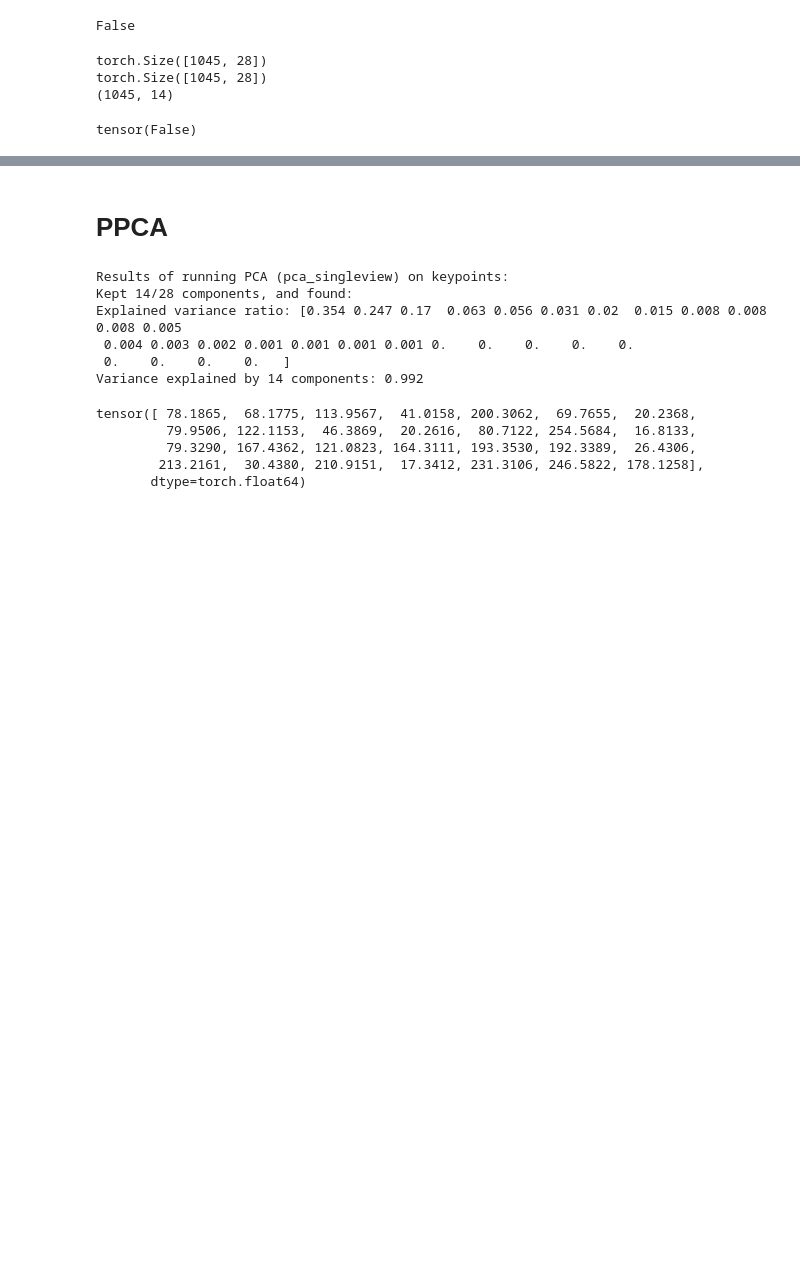
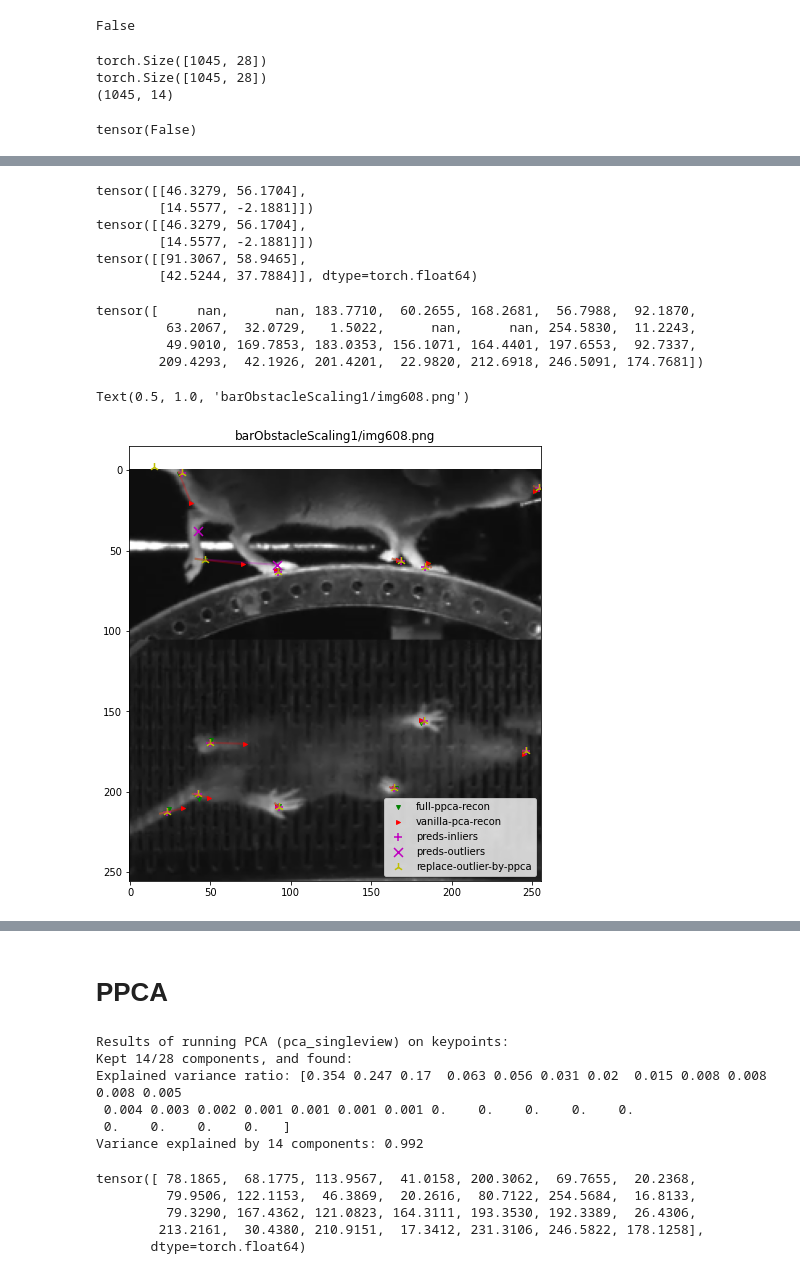
Before and after one commit to paninski-lab/lightning-pose, a Jupyter notebook: scripts/post_process_preds.ipynb, the cells around one changed output, grey strips where cells are left out. Saved outputs shown, nothing was run; the diff lists cells and outputs as text; code cells hidden in the pictures; blank space fills up the shorter version.

Commit message:
first pass of ppca outlier detector is working. most heavy lifting is done in pca.py. clean up notebook

```diff
--- a/scripts/post_process_preds.ipynb
+++ b/scripts/post_process_preds.ipynb
@@ -169,0 +260,2 @@ def scatter_and_line(gt_vector: np.ndarray, pred_vector: np.ndarray, label: str,
+# %%
+out = outlier_detector.iterative_reconstruction(pred_vector.float(), 40.0, keypoint_names)
@@ -169,0 +276,4 @@ def scatter_and_line(gt_vector: np.ndarray, pred_vector: np.ndarray, label: str,
+# %%
+# reconstruct, then repace nans with reconstructions
+post_reconstruction = outlier_detector.reconstruct(out.float().reshape(-1,1))
+recon_means = post_reconstruction["reconstruction"][0]
@@ -169,0 +286,15 @@ def scatter_and_line(gt_vector: np.ndarray, pred_vector: np.ndarray, label: str,
+# %%
+nan_outputs = torch.isnan(out.reshape(-1,2)).any(dim=1)
+replaced_pred_vector = pred_vector.clone().float().reshape(-1,2)
+replaced_pred_vector[nan_outputs, :] = recon_means.reshape(-1,2)[nan_outputs, :]
+# %%
+print(replaced_pred_vector[nan_outputs, :])
+print(recon_means.reshape(-1,2)[nan_outputs, :])
+print(pred_vector.reshape(-1,2)[nan_outputs, :])
+# %% [output]
+tensor([[46.3279, 56.1704],
+        [14.5577, -2.1881]])
+tensor([[46.3279, 56.1704],
+        [14.5577, -2.1881]])
+tensor([[91.3067, 58.9465],
+        [42.5244, 37.7884]], dtype=torch.float64)
@@ -169,0 +305,35 @@ def scatter_and_line(gt_vector: np.ndarray, pred_vector: np.ndarray, label: str,
+# %%
+out
+# %% [output]
+tensor([     nan,      nan, 183.7710,  60.2655, 168.2681,  56.7988,  92.1870,
+         63.2067,  32.0729,   1.5022,      nan,      nan, 254.5830,  11.2243,
+         49.9010, 169.7853, 183.0353, 156.1071, 164.4401, 197.6553,  92.7337,
+        209.4293,  42.1926, 201.4201,  22.9820, 212.6918, 246.5091, 174.7681])
+# %%
+vanilla_pca_recon = outlier_detector.reproject(pred_vector.reshape(1,-1).float()) # reverse shape
+# %%
+nan_outputs = torch.isnan(out.reshape(-1,2)).any(dim=1)
+gt_vector_for_plot = gt_vector.reshape(-1,2).detach().cpu().numpy()
+pred_vector_for_plot = pred_vector.reshape(-1,2).detach().cpu().numpy()
+full_reconstruction = recon_means.reshape(-1,2).detach().cpu().numpy()
+replaced_vector = replaced_pred_vector.reshape(-1,2).detach().cpu().numpy()
+vanilla_pca_recon_for_plot = vanilla_pca_recon.T.reshape(-1,2).detach().cpu().numpy()
+plt.figure(figsize=(8,8))
+plt.imshow(image.resize((256,256)))
+#scatter_and_line(gt_vector_for_plot, pred_vector_for_plot, label= "preds", color='blue', marker="+", show_nans=True)
+scatter_and_line(gt_vector_for_plot, full_reconstruction, label= "full-ppca-recon", color='g', marker="v", show_nans=False)
+scatter_and_line(gt_vector_for_plot, vanilla_pca_recon_for_plot, label= "vanilla-pca-recon", color='r', marker=">", show_nans=False)
+scatter_and_line(gt_vector_for_plot[~nan_outputs], pred_vector_for_plot[~nan_outputs], label= "preds-inliers", color='m', marker="+", s=80, show_nans=True)
+scatter_and_line(gt_vector_for_plot[nan_outputs], pred_vector_for_plot[nan_outputs], label= "preds-outliers", color='m', marker="x", s=80, show_nans=True)
+scatter_and_line(gt_vector_for_plot, replaced_vector, label= "replace-outlier-by-ppca", color='y', marker="2", s= 80, show_nans=True)#scatter_and_line(gt_vector, optimized_vector, label= "postprocessed_wo_conf", color='pink', marker="^", show_nans=False)
+#plt.scatter(replaced_vector[nan_outputs,0], replaced_vector[nan_outputs,1], c='brown', label="bla", s=50, zorder=10)
+#plt.scatter(pred_vector_for_plot[nan_outputs,0], pred_vector_for_plot[nan_outputs,1], c='orange', marker="X", label="outlier", s=40, zorder=5)
+plt.legend(loc="lower right")
+plt.title(img_name)
+# plt.scatter(pred_vector[mask,0], pred_vector[mask,1], c='b', s=10)
+# for i in range(gt_vector.shape[0]):
+#     if ~np.isnan(gt_vector[i,0]):
+#         plt.plot([gt_vector[i,0], pred_vector[i,0]], [gt_vector[i,1], pred_vector[i,1]], c='b', alpha=0.5)
+# %% [output]
+Text(0.5, 1.0, 'barObstacleScaling1/img608.png')
+[figure, added]
```
Also changed, not shown: parts of 18 cells of this notebook, 1 other file.
